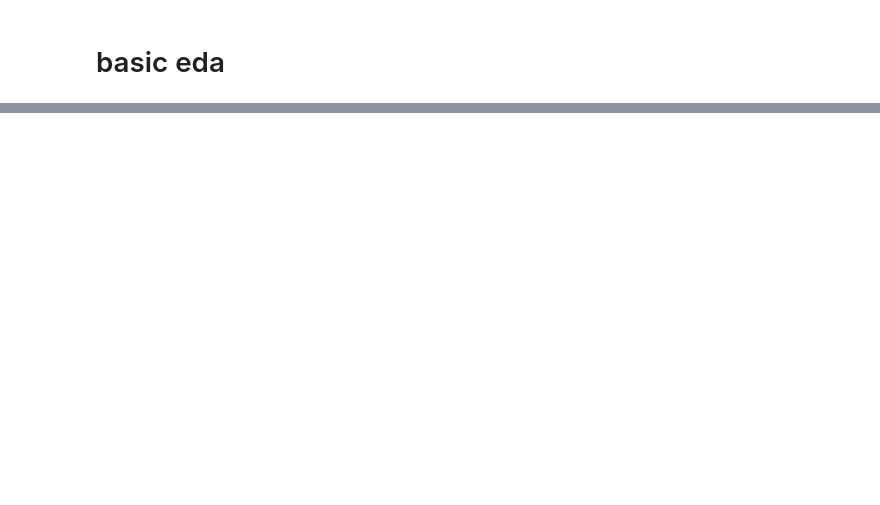
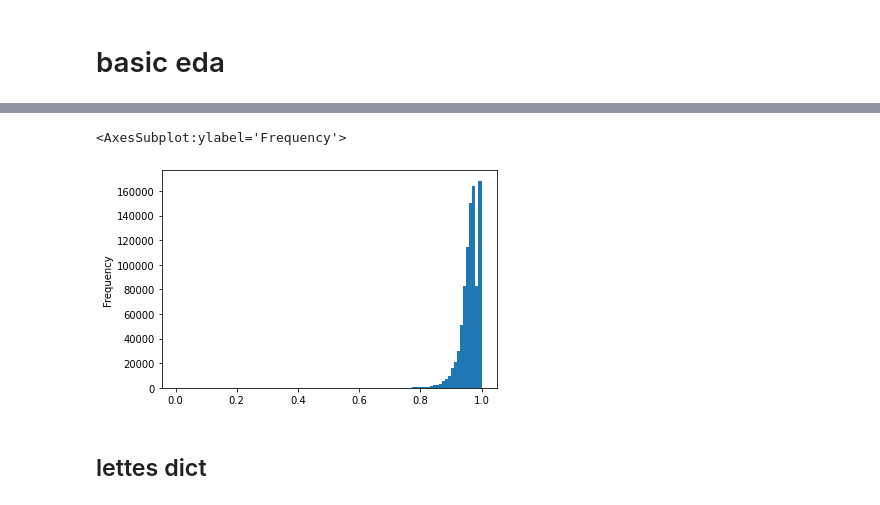
Before and after one commit to mbronis/gensim, a Jupyter notebook: gensim.ipynb, the cells around one changed output, grey strips where cells are left out. Cells and saved outputs as stored; diff of their text form; code cells hidden in the pictures; blank space fills up the shorter version.

```diff
--- a/gensim.ipynb
+++ b/gensim.ipynb
@@ -41,0 +54,7 @@ data['len'].clip(upper=1000).plot.hist(bins=100)
+# %%
+data['len_clean_ratio'].plot.hist(bins=100)
+# %% [output]
+<AxesSubplot:ylabel='Frequency'>
+[figure, added]
+# %% [markdown]
+## lettes dict
```
Also changed, not shown: parts of 18 cells of this notebook, 1 other file.
